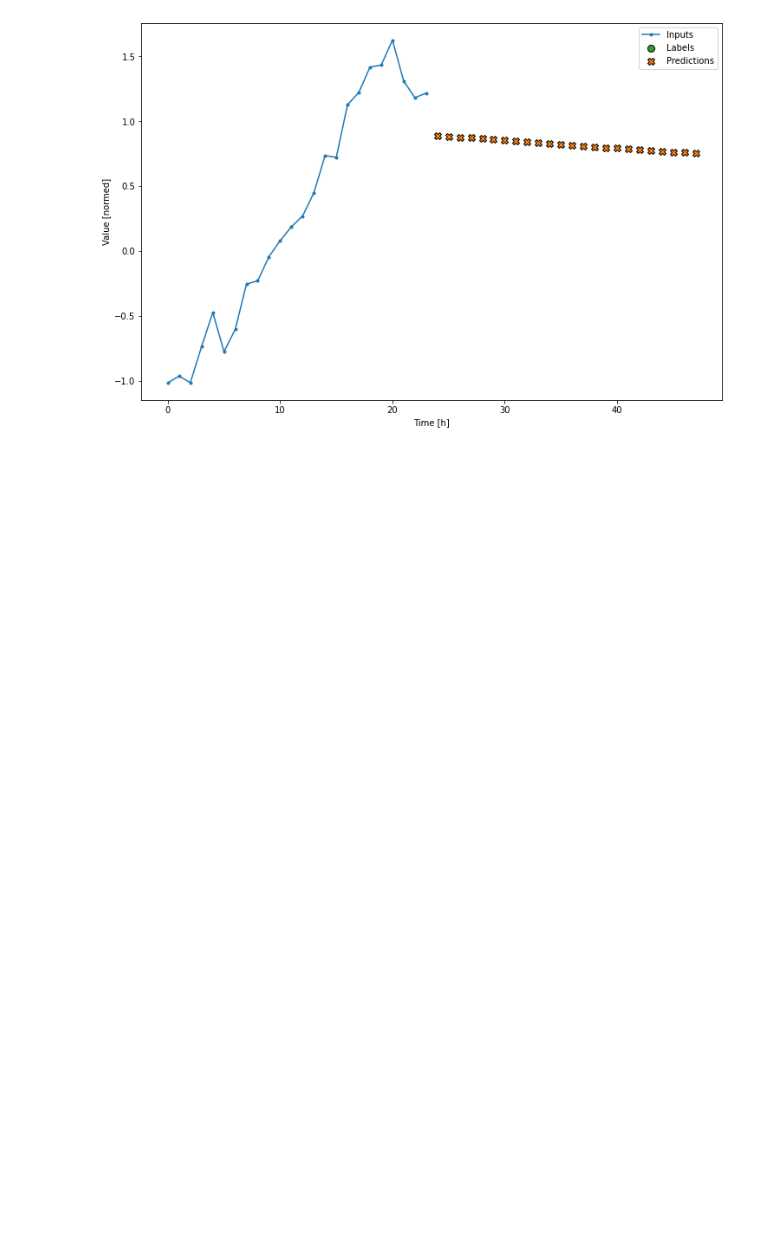
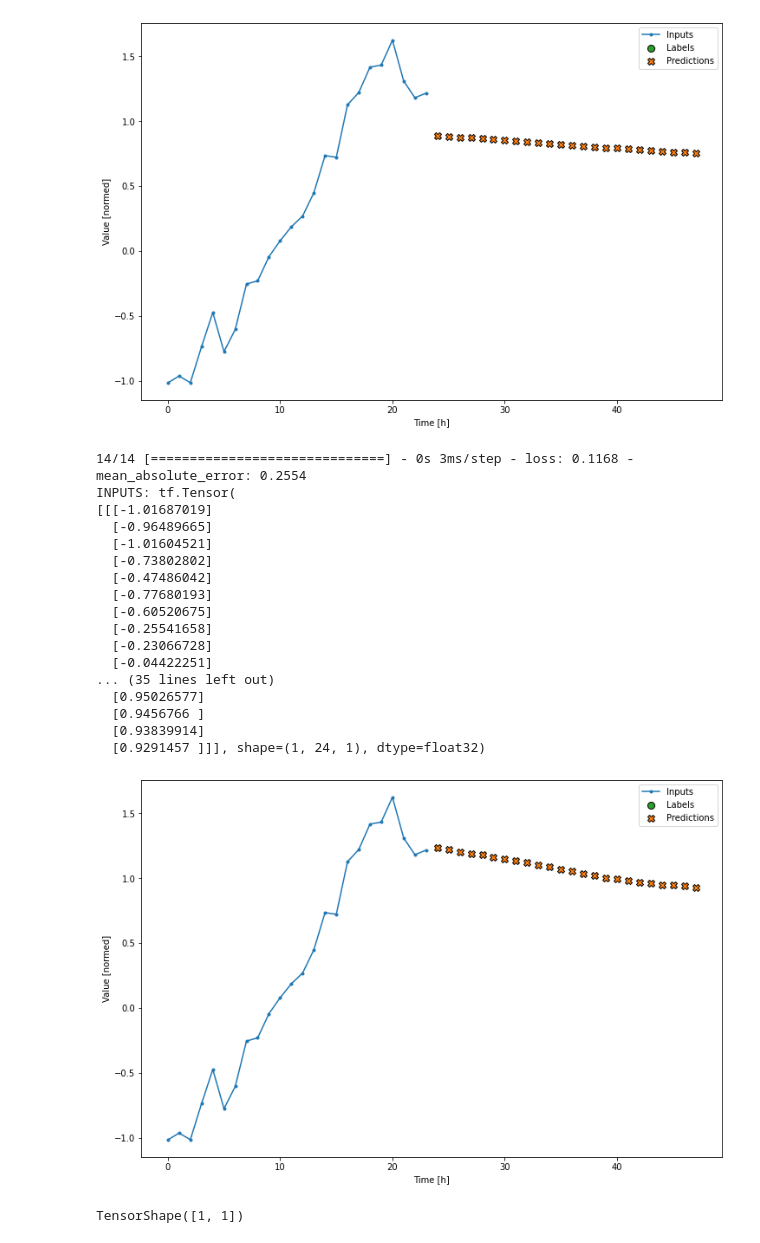
Before and after one commit to Pietro979/MaTh, a Jupyter notebook: CurrencyPrediction/Predictions/predykcjaWalut.ipynb, the cells around one changed output. Drawn from its saved outputs; the diff is of its cells as text; code cells hidden in the pictures; blank space fills up the shorter version.

```diff
--- a/CurrencyPrediction/Predictions/placz_i_zgrzytanie_zebow.ipynb
+++ b/CurrencyPrediction/Predictions/predykcjaWalut.ipynb
@@ -824,3 +824,41 @@ INPUTS: tf.Tensor(
   [0.75802237]
   [0.7524834 ]]], shape=(1, 24, 1), dtype=float32)
 [figure]
+# %%
+multi_lstm_model = tf.keras.Sequential([
+    # Shape [batch, time, features] => [batch, lstm_units]
+    # Adding more `lstm_units` just overfits more quickly.
+    tf.keras.layers.LSTM(32, return_sequences=False),
+    # Shape => [batch, out_steps*features]
+    tf.keras.layers.Dense(OUT_STEPS*num_features,
+                          kernel_initializer=tf.initializers.zeros()),
+    # Shape => [batch, out_steps, features]
+    tf.keras.layers.Reshape([OUT_STEPS, num_features])
+])
+
+history = compile_and_fit(multi_lstm_model, multi_window)
+
+IPython.display.clear_output()
+
+multi_val_performance['LSTM'] = multi_lstm_model.evaluate(multi_window.val)
+multi_performance['LSTM'] = multi_lstm_model.evaluate(multi_window.test, verbose=0)
+multi_window.plot(multi_lstm_model, last = False)
+# %% [output]
+14/14 [==============================] - 0s 3ms/step - loss: 0.1168 - mean_absolute_error: 0.2554
+INPUTS: tf.Tensor(
+[[[-1.01687019]
+  [-0.96489665]
+  [-1.01604521]
+  [-0.73802802]
+  [-0.47486042]
+  [-0.77680193]
+  [-0.60520675]
+  [-0.25541658]
+  [-0.23066728]
+  [-0.04422251]
+... (35 lines left out)
+  [0.95026577]
+  [0.9456766 ]
+  [0.93839914]
+  [0.9291457 ]]], shape=(1, 24, 1), dtype=float32)
+[figure, added]
@@ -826,0 +888,5 @@ INPUTS: tf.Tensor(
+# %%
+prediction, state = feedback_model.warmup(multi_window.example[0])
+prediction.shape
+# %% [output]
+TensorShape([1, 1])
```
Also changed, not shown: parts of 5 cells of this notebook.
